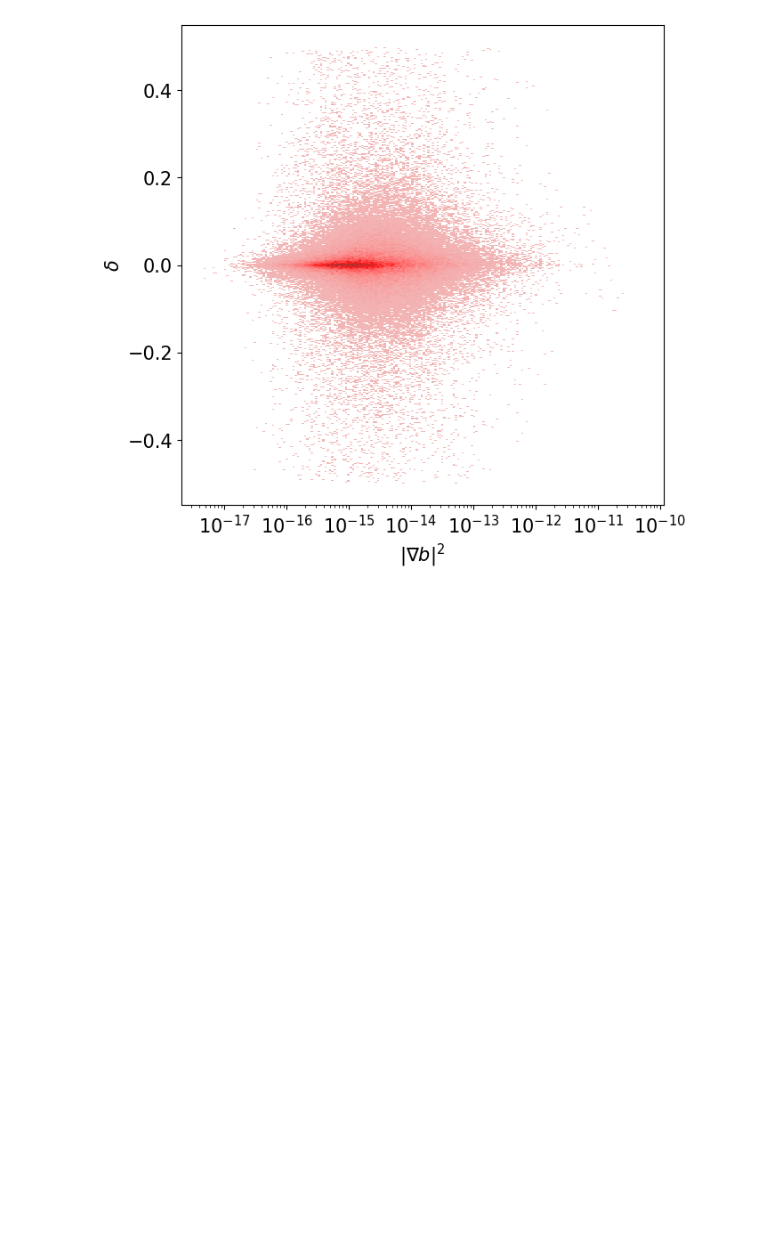
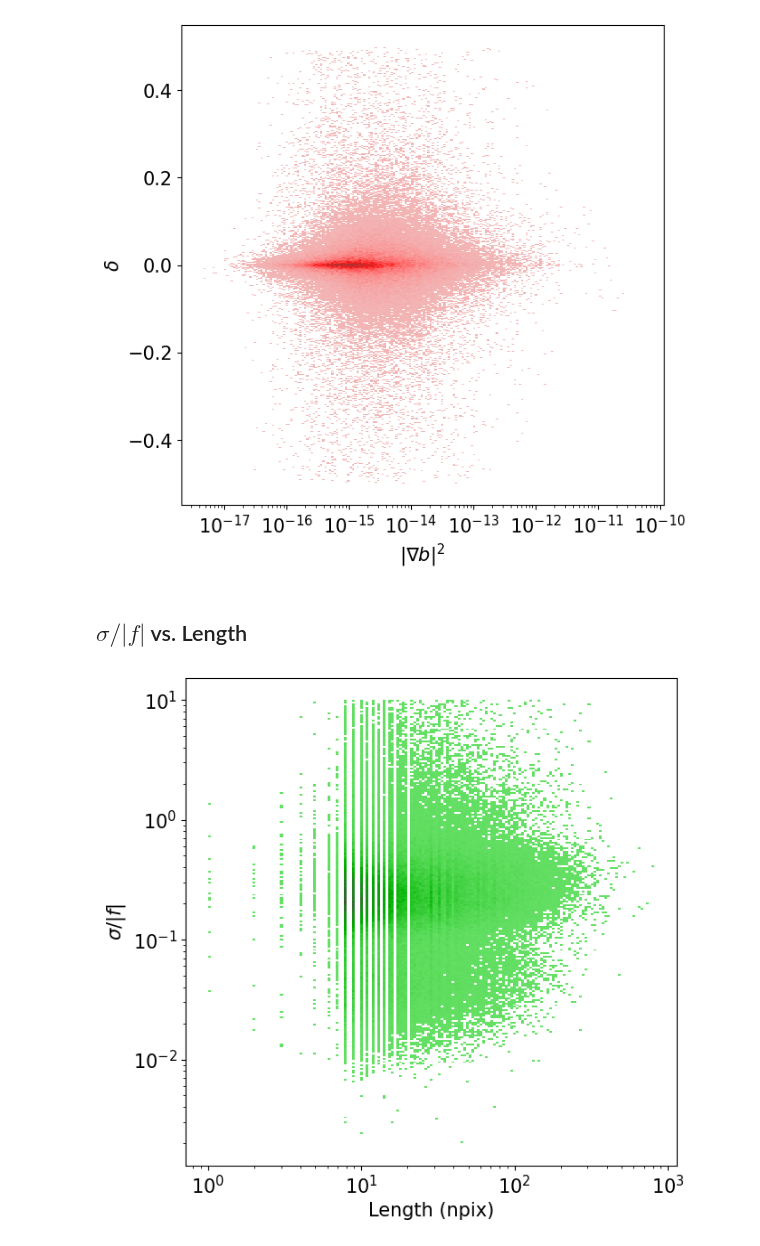
Before and after one commit to Sea-Meets-the-Stars/fronts, a Jupyter notebook: dev/groups/Front_properties_groups.ipynb, the cells around one changed output. Saved outputs shown, nothing was run; the diff lists cells and outputs as text; code cells hidden in the pictures; blank space fills up the shorter version.

```diff
--- a/dev/groups/Front_properties_groups.ipynb
+++ b/dev/groups/Front_properties_groups.ipynb
@@ -143,0 +142,19 @@ plt.show()
+# %% [markdown]
+## $\sigma/|f|$ vs. Length
+# %%
+strain = gtbl.strain_mag_median/np.abs(gtbl.coriolis_f_median)
+cut = (strain < 10.) & (strain > 1e-3)
+
+#
+fig = plt.figure(figsize=(7,7))
+ax = plt.gca()
+#
+sns.histplot(x=gtbl.npix[cut],y=strain[cut],
+             log_scale=(True,True), ax=ax, color='green')
+ax.set_xlabel('Length (npix)')
+ax.set_ylabel(r'$\sigma / |f|$')
+plotting.set_fontsize(ax, 15.)
+#
+plt.show()
+# %% [output]
+[figure, added]
```
Also changed, not shown: parts of 1 cell of this notebook.
